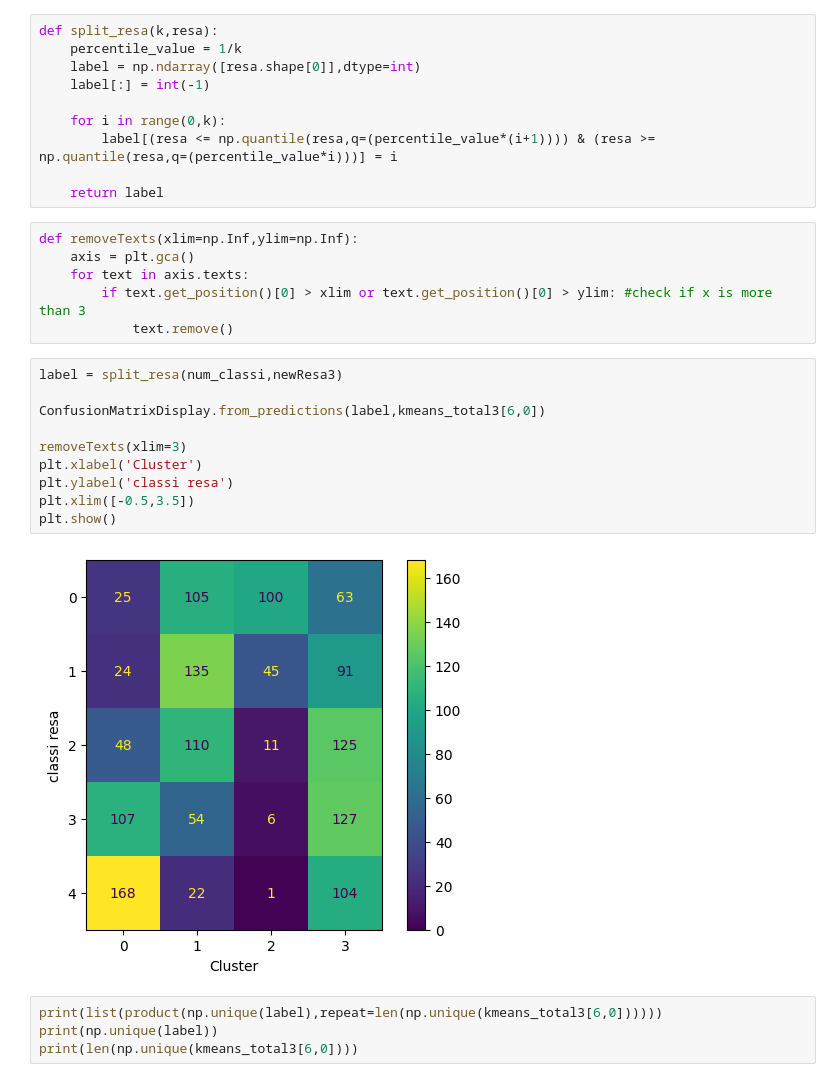
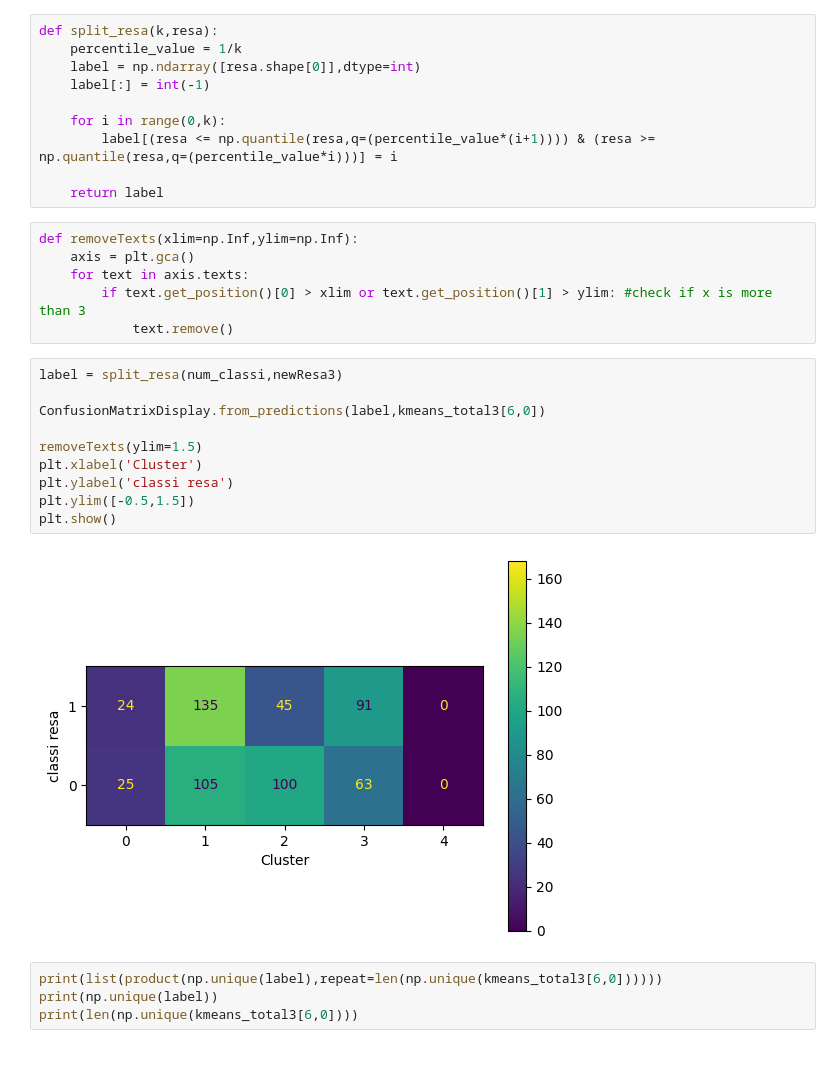
Before and after one commit to Simone-Scalella/BigDataProject, a Jupyter notebook: single_window.ipynb, the cells around one changed output. Drawn from its saved outputs; the diff is of its cells as text.

```diff
--- a/single_window.ipynb
+++ b/single_window.ipynb
@@ -57,20 +57,20 @@ def split_resa(k,resa):
 def removeTexts(xlim=np.Inf,ylim=np.Inf):
     axis = plt.gca()
     for text in axis.texts:
-        if text.get_position()[0] > xlim or text.get_position()[0] > ylim: #check if x is more than 3
+        if text.get_position()[0] > xlim or text.get_position()[1] > ylim: #check if x is more than 3
             text.remove()
 # %%
 label = split_resa(num_classi,newResa3)
 
 ConfusionMatrixDisplay.from_predictions(label,kmeans_total3[6,0])
 
-removeTexts(xlim=3)
+removeTexts(ylim=1.5)
 plt.xlabel('Cluster')
 plt.ylabel('classi resa')
-plt.xlim([-0.5,3.5])
+plt.ylim([-0.5,1.5])
 plt.show()
 # %% [output]
-[figure, old version]
+[figure, new version]
 # %%
 print(list(product(np.unique(label),repeat=len(np.unique(kmeans_total3[6,0])))))
 print(np.unique(label))
```
Also changed, not shown: parts of 4 cells of this notebook.
